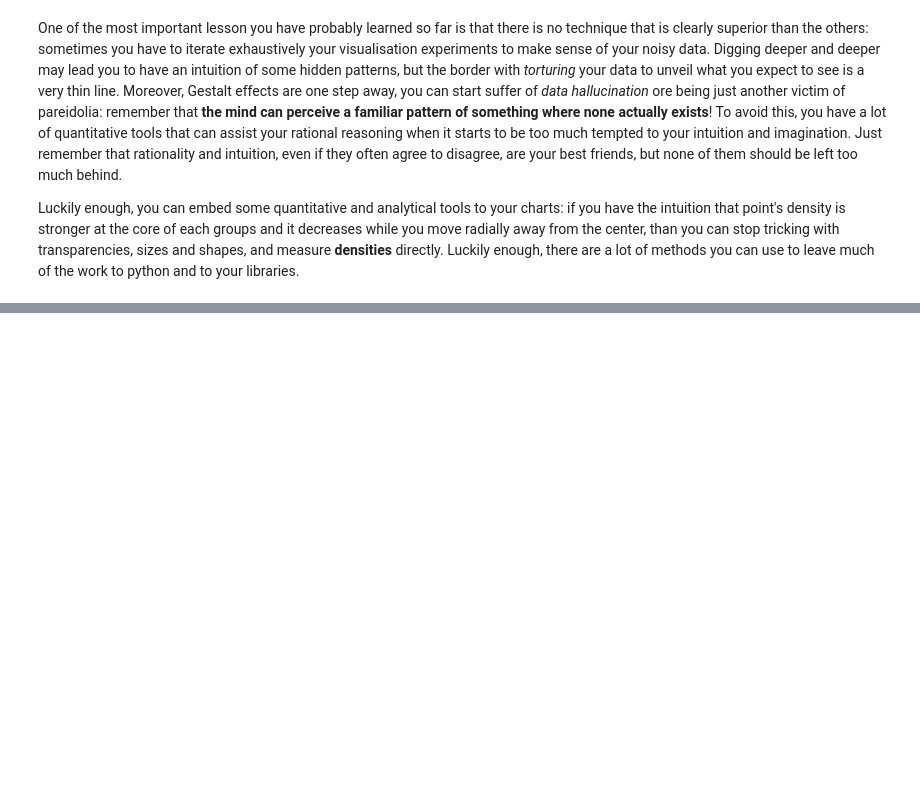
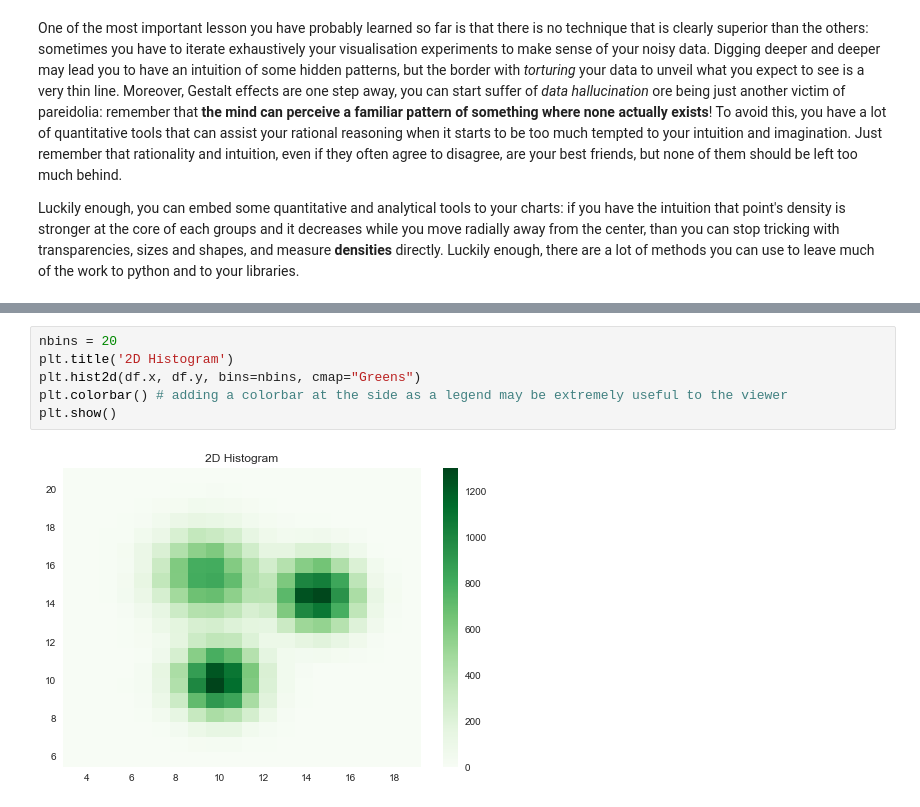
Before and after one commit to giaruffo/dataviz, a Jupyter notebook: notebooks/matplotlib05.ipynb, the cells around one changed output, grey strips where cells are left out. Drawn from its saved outputs; the diff is of its cells as text; blank space fills up the shorter version.

```diff
--- a/notebooks/matplotlib05.ipynb
+++ b/notebooks/matplotlib05.ipynb
@@ -87,0 +99,8 @@ Luckily enough, you can embed some quantitative and analytical tools to your cha
+# %%
+nbins = 20
+plt.title('2D Histogram')
+plt.hist2d(df.x, df.y, bins=nbins, cmap="Greens")
+plt.colorbar() # adding a colorbar at the side as a legend may be extremely useful to the viewer
+plt.show()
+# %% [output]
+[figure, added]
```
Also changed, not shown: parts of 27 cells of this notebook.
